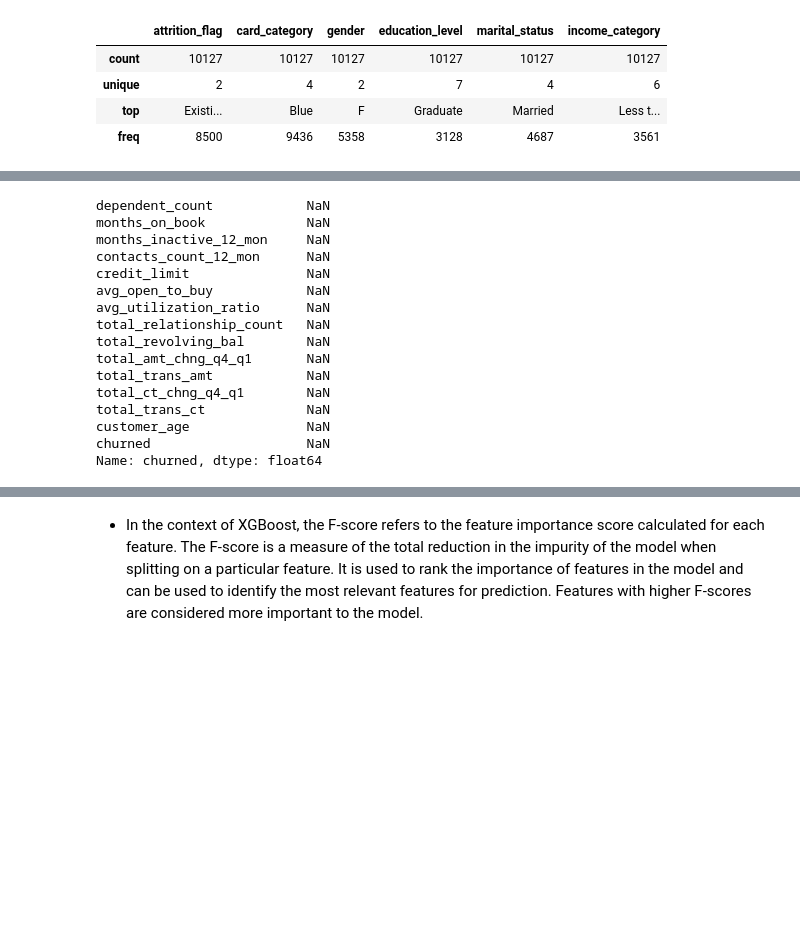
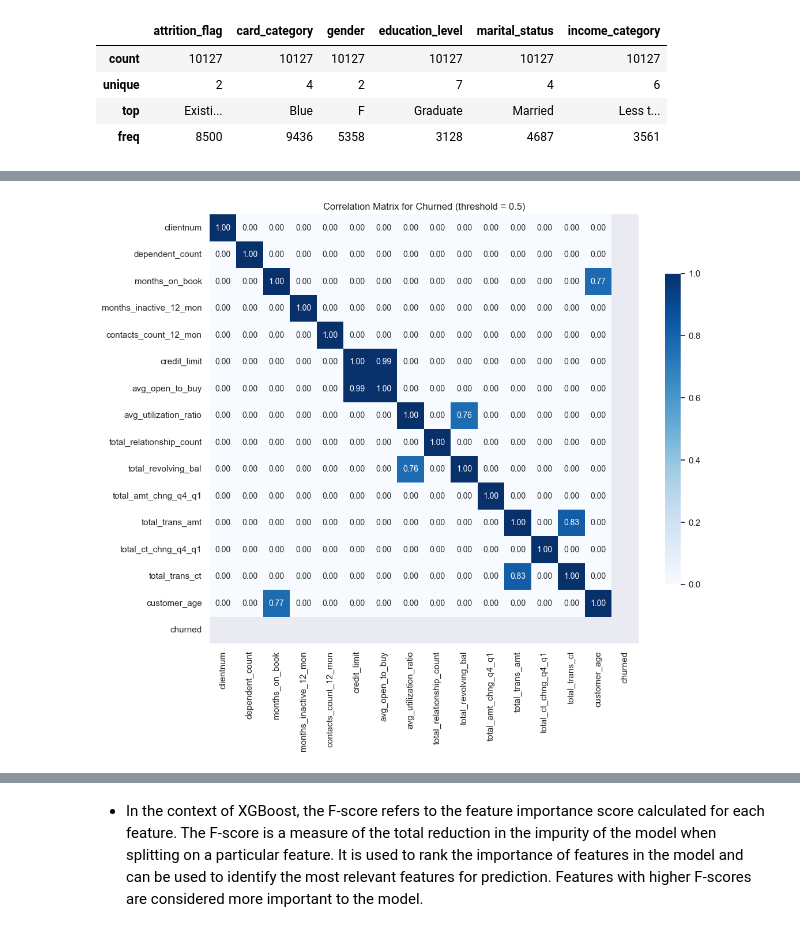
Before and after one commit to facf00/Credit-Card---Churn-Rate, a Jupyter notebook: Credit_card_churn.ipynb, the cells around one changed output, grey strips where cells are left out. Cells and saved outputs as stored; diff of their text form; code cells hidden in the pictures; blank space fills up the shorter version.

```diff
--- a/Credit_card_churn.ipynb
+++ b/Credit_card_churn.ipynb
@@ -309,55 +237,24 @@ plt.show()
-# %%
-import pandas as pd
-
-
-
-# Select only the rows where the customer has churned
-churned_df = df_clean[df_clean['churned'] == 1]
-
-# Calculate the correlation matrix
-corr_matrix = churned_df.corr()
-
-
-print(churn_corr)
-# %% [output]
-dependent_count            NaN
-months_on_book             NaN
-months_inactive_12_mon     NaN
-contacts_count_12_mon      NaN
-credit_limit               NaN
-avg_open_to_buy            NaN
-avg_utilization_ratio      NaN
-total_relationship_count   NaN
-total_revolving_bal        NaN
-total_amt_chng_q4_q1       NaN
-total_trans_amt            NaN
-total_ct_chng_q4_q1        NaN
-total_trans_ct             NaN
-customer_age               NaN
-churned                    NaN
-Name: churned, dtype: float64
 # %%
-#drop first two columns which are not predictive
-df_churned = df_clean.drop(['clientnum','attrition_flag'],axis=1)
-df_churned = df.iloc[:,0:-2]
 # Generate a correlation matrix
 corr_matrix = df_churned.corr()
 
 # Set a threshold for displaying correlations
 thresh = 0.5
 corr_matrix[abs(corr_matrix) < thresh] = 0
 
 plt.figure(figsize=(12, 10))
 sns.set(font_scale=1)
 sns.heatmap(corr_matrix,
             cmap='Blues',
             annot=True,
             fmt='.2f',
             square=True,
             annot_kws={'size': 10},
             cbar_kws={'shrink': 0.7},
             xticklabels=1,
             yticklabels=1)
 plt.xticks(rotation=90)
 plt.title('Correlation Matrix for Churned (threshold = {})'.format(thresh))
 plt.show()
+# %% [output]
+[figure, added]
```
Also changed, not shown: parts of 34 cells of this notebook, 1 other file.
